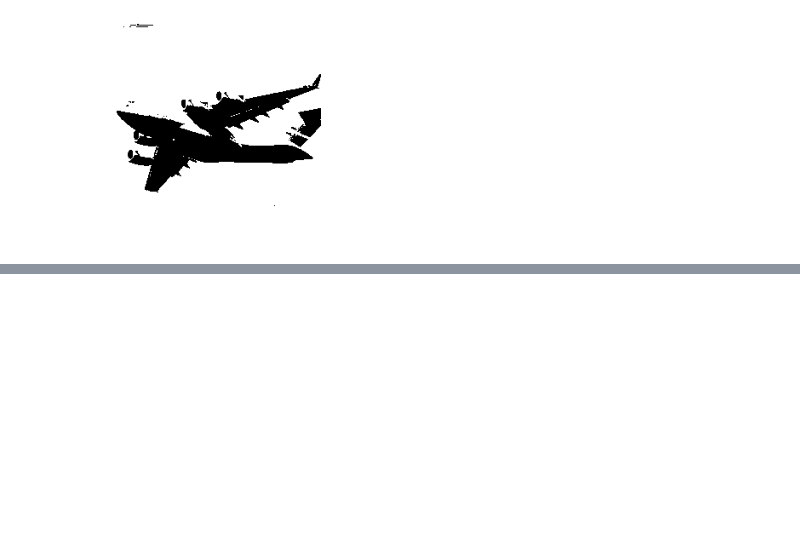
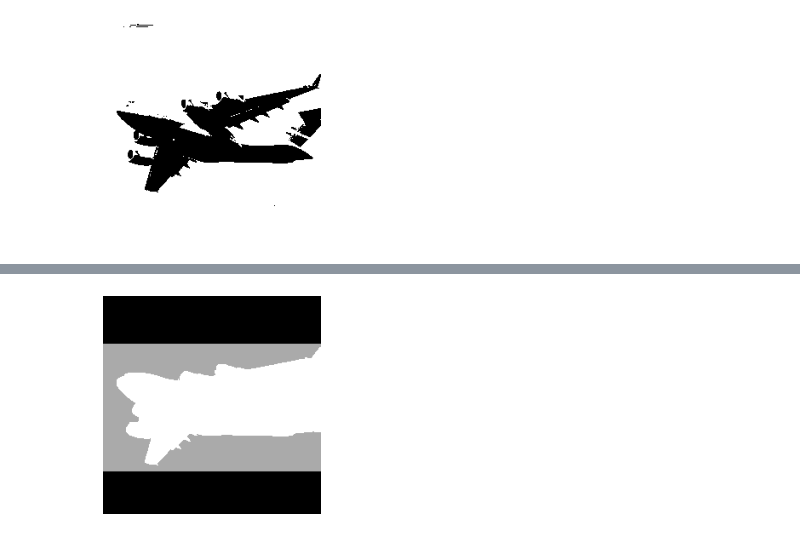
Before and after one commit to rafamarquesi/machine-learning-with-python-cookbook, a Jupyter notebook: cap8/cap8.ipynb, the cells around one changed output, grey strips where cells are left out. Drawn from its saved outputs; the diff is of its cells as text; code cells hidden in the pictures; blank space fills up the shorter version.

```diff
--- a/cap8/cap8.ipynb
+++ b/cap8/cap8.ipynb
@@ -306,0 +351,6 @@ plt.show()
+# %%
+# Show mask
+plt.imshow(mask, cmap='gray'), plt.axis('off')
+plt.show()
+# %% [output]
+[figure, added]
```
Also changed, not shown: parts of 25 cells of this notebook.
